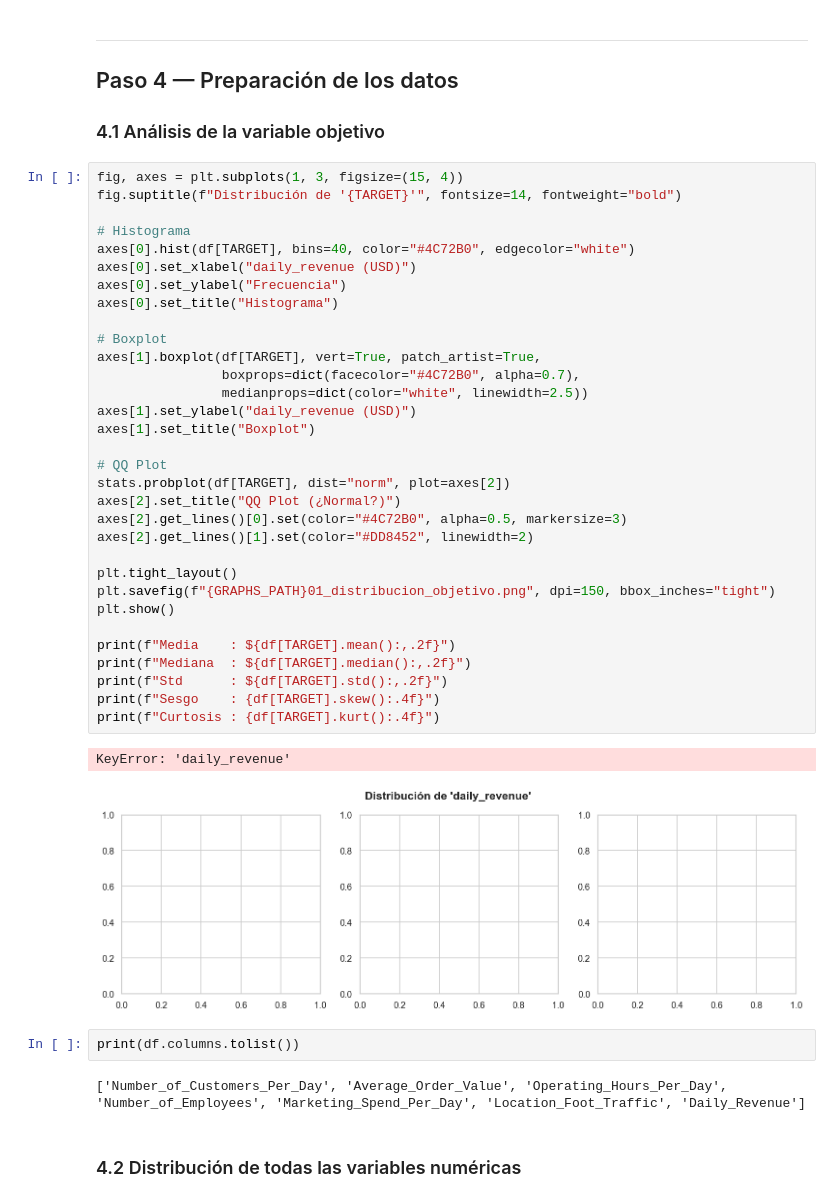
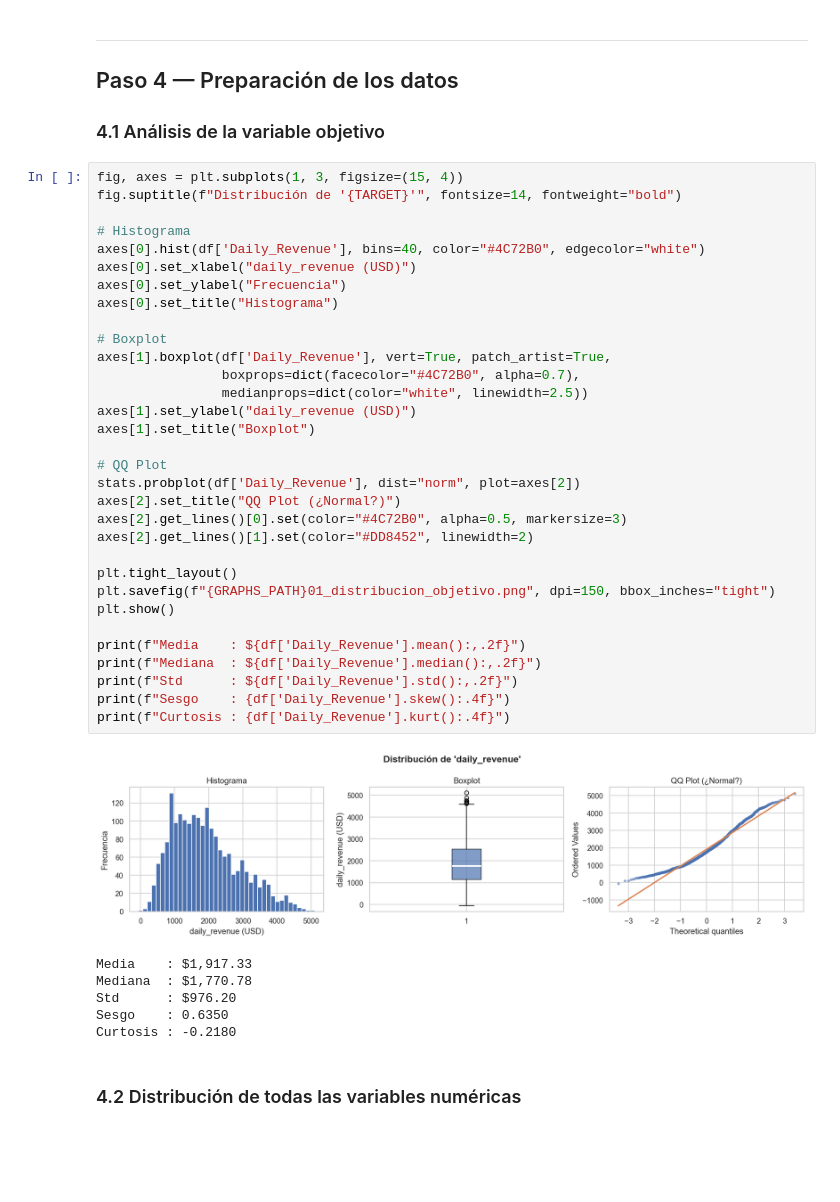
Before and after one commit to MilethMartinezR/Coffee_Machine_Learning_Models, a Jupyter notebook: notebooks/analisis_exploratorio.ipynb, the cells around one changed output. Saved outputs shown, nothing was run; the diff lists cells and outputs as text; blank space fills up the shorter version.

Commit message:
fix change target for de name Daily_Revenue

```diff
--- a/notebooks/analisis_exploratorio.ipynb
+++ b/notebooks/analisis_exploratorio.ipynb
@@ -160,42 +160,42 @@ print(" Gráfica guardada")
 # %%
 fig, axes = plt.subplots(1, 3, figsize=(15, 4))
 fig.suptitle(f"Distribución de '{TARGET}'", fontsize=14, fontweight="bold")
 
 # Histograma
-axes[0].hist(df[TARGET], bins=40, color="#4C72B0", edgecolor="white")
+axes[0].hist(df['Daily_Revenue'], bins=40, color="#4C72B0", edgecolor="white")
 axes[0].set_xlabel("daily_revenue (USD)")
 axes[0].set_ylabel("Frecuencia")
 axes[0].set_title("Histograma")
 
 # Boxplot
-axes[1].boxplot(df[TARGET], vert=True, patch_artist=True,
+axes[1].boxplot(df['Daily_Revenue'], vert=True, patch_artist=True,
                 boxprops=dict(facecolor="#4C72B0", alpha=0.7),
                 medianprops=dict(color="white", linewidth=2.5))
 axes[1].set_ylabel("daily_revenue (USD)")
 axes[1].set_title("Boxplot")
 
 # QQ Plot
-stats.probplot(df[TARGET], dist="norm", plot=axes[2])
+stats.probplot(df['Daily_Revenue'], dist="norm", plot=axes[2])
 axes[2].set_title("QQ Plot (¿Normal?)")
 axes[2].get_lines()[0].set(color="#4C72B0", alpha=0.5, markersize=3)
 axes[2].get_lines()[1].set(color="#DD8452", linewidth=2)
 
 plt.tight_layout()
 plt.savefig(f"{GRAPHS_PATH}01_distribucion_objetivo.png", dpi=150, bbox_inches="tight")
 plt.show()
 
-print(f"Media    : ${df[TARGET].mean():,.2f}")
-print(f"Mediana  : ${df[TARGET].median():,.2f}")
-print(f"Std      : ${df[TARGET].std():,.2f}")
-print(f"Sesgo    : {df[TARGET].skew():.4f}")
-print(f"Curtosis : {df[TARGET].kurt():.4f}")
+print(f"Media    : ${df['Daily_Revenue'].mean():,.2f}")
+print(f"Mediana  : ${df['Daily_Revenue'].median():,.2f}")
+print(f"Std      : ${df['Daily_Revenue'].std():,.2f}")
+print(f"Sesgo    : {df['Daily_Revenue'].skew():.4f}")
+print(f"Curtosis : {df['Daily_Revenue'].kurt():.4f}")
 # %% [output]
+[figure, new version]
-KeyError: 'daily_revenue'
+Media    : $1,917.33
+Mediana  : $1,770.78
+Std      : $976.20
+Sesgo    : 0.6350
+Curtosis : -0.2180
-[figure, old version]
-# %%
-print(df.columns.tolist())
-# %% [output]
-['Number_of_Customers_Per_Day', 'Average_Order_Value', 'Operating_Hours_Per_Day', 'Number_of_Employees', 'Marketing_Spend_Per_Day', 'Location_Foot_Traffic', 'Daily_Revenue']
 # %% [markdown]
 ### 4.2 Distribución de todas las variables numéricas
 # %%
```
